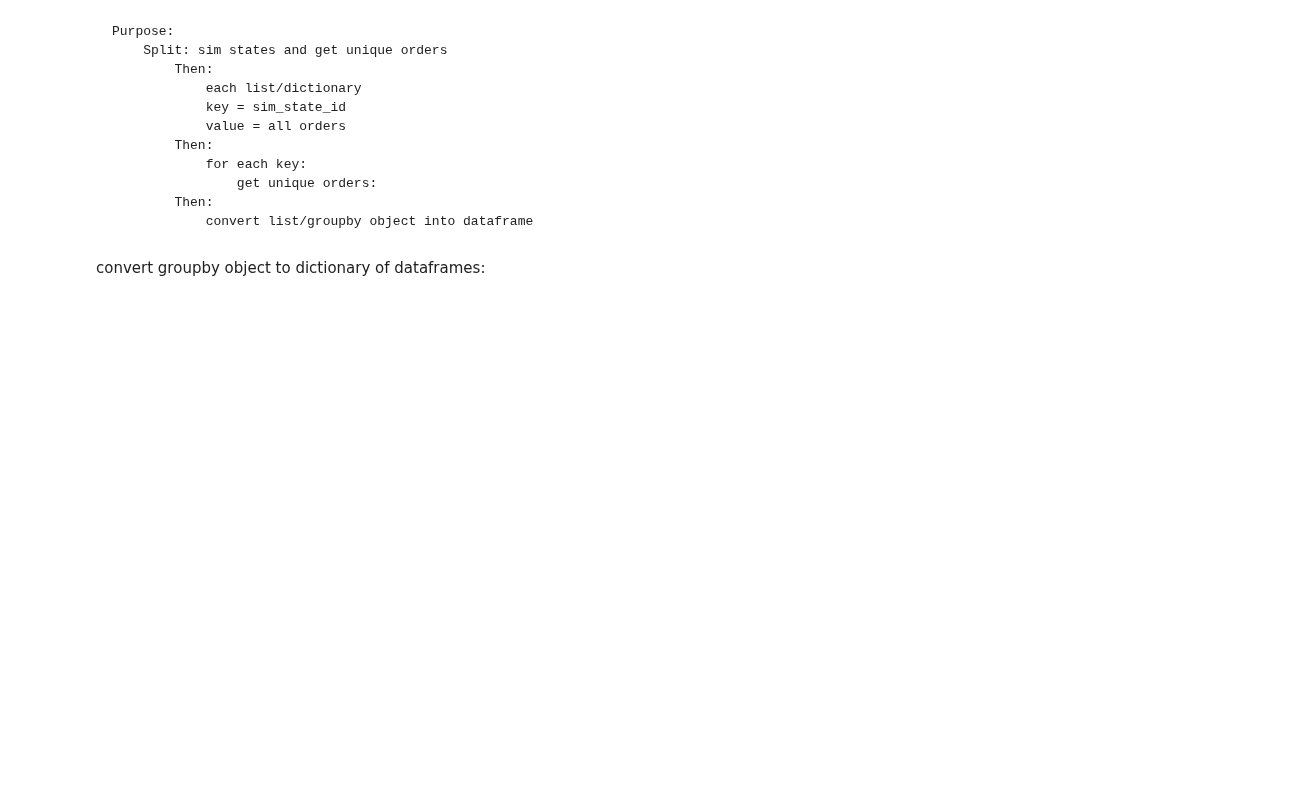
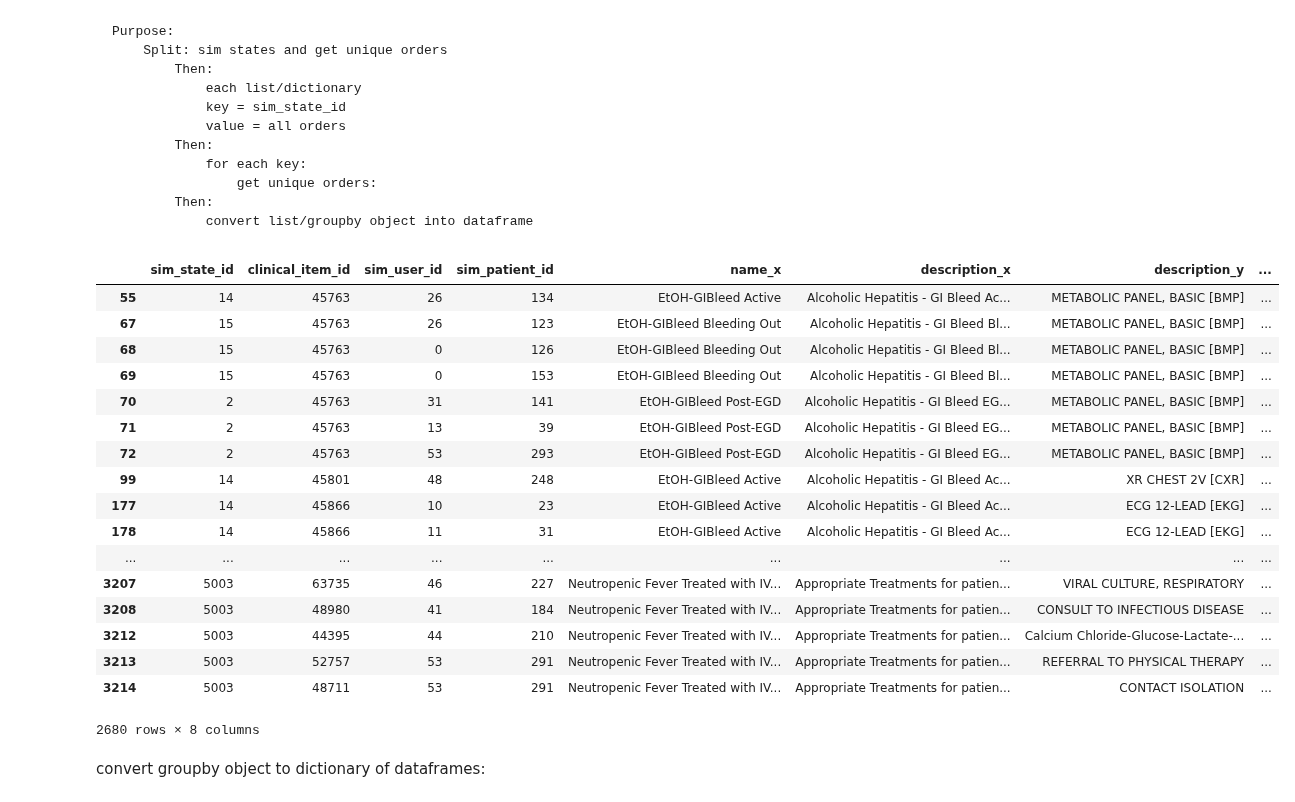
Before and after one commit to HealthRex/CDSS, a Jupyter notebook: scripts/SimulationRecommender/Clinical Recommender Pipeline .ipynb, the cells around one changed output. Cells and saved outputs as stored; diff of their text form; code cells hidden in the pictures; blank space fills up the shorter version.

```diff
--- a/scripts/SimulationRecommender/Clinical Recommender Pipeline .ipynb
+++ b/scripts/SimulationRecommender/Clinical Recommender Pipeline .ipynb
@@ -430,3 +435,24 @@ sim_state_list = df_grading.groupby(['sim_state_id'])
+# %%
+df_grading
+# %% [output]
+|  | sim_state_id | clinical_item_id | sim_user_id | sim_patient_id | name_x | description_x | description_y | ... |
+| 55 | 14 | 45763 | 26 | 134 | EtOH-GIBleed Active | Alcoholic Hepatitis - GI Bleed Ac... | METABOLIC PANEL, BASIC [BMP] | ... |
+| 67 | 15 | 45763 | 26 | 123 | EtOH-GIBleed Bleeding Out | Alcoholic Hepatitis - GI Bleed Bl... | METABOLIC PANEL, BASIC [BMP] | ... |
+| 68 | 15 | 45763 | 0 | 126 | EtOH-GIBleed Bleeding Out | Alcoholic Hepatitis - GI Bleed Bl... | METABOLIC PANEL, BASIC [BMP] | ... |
+| 69 | 15 | 45763 | 0 | 153 | EtOH-GIBleed Bleeding Out | Alcoholic Hepatitis - GI Bleed Bl... | METABOLIC PANEL, BASIC [BMP] | ... |
+| 70 | 2 | 45763 | 31 | 141 | EtOH-GIBleed Post-EGD | Alcoholic Hepatitis - GI Bleed EG... | METABOLIC PANEL, BASIC [BMP] | ... |
+| 71 | 2 | 45763 | 13 | 39 | EtOH-GIBleed Post-EGD | Alcoholic Hepatitis - GI Bleed EG... | METABOLIC PANEL, BASIC [BMP] | ... |
+| 72 | 2 | 45763 | 53 | 293 | EtOH-GIBleed Post-EGD | Alcoholic Hepatitis - GI Bleed EG... | METABOLIC PANEL, BASIC [BMP] | ... |
+| 99 | 14 | 45801 | 48 | 248 | EtOH-GIBleed Active | Alcoholic Hepatitis - GI Bleed Ac... | XR CHEST 2V [CXR] | ... |
+| 177 | 14 | 45866 | 10 | 23 | EtOH-GIBleed Active | Alcoholic Hepatitis - GI Bleed Ac... | ECG 12-LEAD [EKG] | ... |
+| 178 | 14 | 45866 | 11 | 31 | EtOH-GIBleed Active | Alcoholic Hepatitis - GI Bleed Ac... | ECG 12-LEAD [EKG] | ... |
+| ... | ... | ... | ... | ... | ... | ... | ... | ... |
+| 3207 | 5003 | 63735 | 46 | 227 | Neutropenic Fever Treated with IV... | Appropriate Treatments for patien... | VIRAL CULTURE, RESPIRATORY | ... |
+| 3208 | 5003 | 48980 | 41 | 184 | Neutropenic Fever Treated with IV... | Appropriate Treatments for patien... | CONSULT TO INFECTIOUS DISEASE | ... |
+| 3212 | 5003 | 44395 | 44 | 210 | Neutropenic Fever Treated with IV... | Appropriate Treatments for patien... | Calcium Chloride-Glucose-Lactate-... | ... |
+| 3213 | 5003 | 52757 | 53 | 291 | Neutropenic Fever Treated with IV... | Appropriate Treatments for patien... | REFERRAL TO PHYSICAL THERAPY | ... |
+| 3214 | 5003 | 48711 | 53 | 291 | Neutropenic Fever Treated with IV... | Appropriate Treatments for patien... | CONTACT ISOLATION | ... |
+2680 rows × 8 columns
 # %%
 #df_grading.columns
 # %% [markdown]
```
Also changed, not shown: parts of 55 cells of this notebook.
